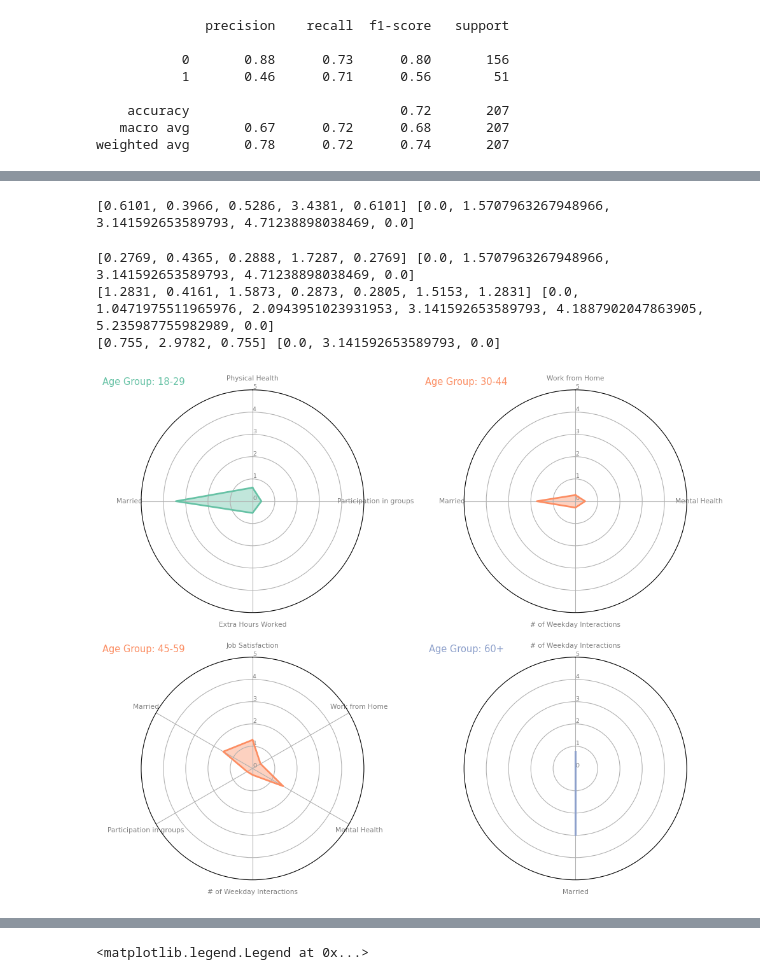
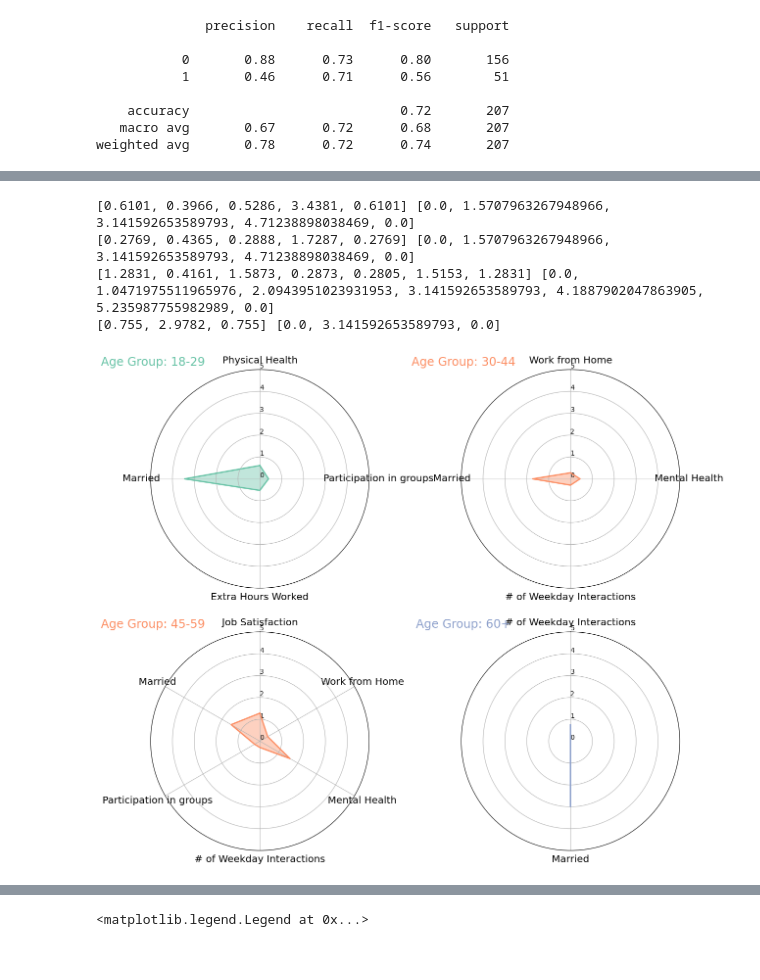
Before and after one commit to matthewasloan95/social-isolation-transportation, a Jupyter notebook: gss_logit.ipynb, the cells around one changed output, grey strips where cells are left out. Saved outputs shown, nothing was run; the diff lists cells and outputs as text; code cells hidden in the pictures.

Commit message:
re-formatted graphs

```diff
--- a/gss_logit.ipynb
+++ b/gss_logit.ipynb
@@ -259,10 +259,10 @@ def make_spider( row, title, color, df):
     ax.set_theta_offset(pi / 2)
     ax.set_theta_direction(-1)
     # Draw one axe per variable + add labels labels yet
-    plt.xticks(angles[:-1], categories, color='grey', size=8)
+    plt.xticks(angles[:-1], categories, color='black', size=15)
     # Draw ylabels
     ax.set_rlabel_position(0)
-    plt.yticks([0,1,2,3,4,5], ["0","1","2",'3','4','5'], color="grey", size=7)
+    plt.yticks([0,1,2,3,4,5], ["0","1","2",'3','4','5'], color="black", size=10)
     plt.ylim(0,5)
     # Ind1
     #values=df.loc[row].drop('group').values.flatten().tolist()
@@ -271,39 +271,47 @@ def make_spider( row, title, color, df):
     values += values[:1]
     print(f'{values} {angles}')
     ax.plot(angles, values, color=color, linewidth=2, linestyle='solid')
     ax.fill(angles, values, color=color, alpha=0.4)
     # Add a title
-    plt.title(title, size=11, color=color, y=1.0,x=0.01)
+    plt.title(title, size=18, color=color, y=1.0,x=0.01)
 
 # ------- PART 2: Apply the function to all individuals
 # initialize the figure
 my_dpi=96
-plt.figure(figsize=(1200/my_dpi, 1000/my_dpi), dpi=my_dpi)
+plt.figure(figsize=(1500/my_dpi, 1300/my_dpi), dpi=my_dpi)
 
 # Create a color palette:
 my_palette = plt.cm.get_cmap("Set2", len(summary_df.index))
 
 # # Loop to plot
 # for row in range(0, len(df.index)):
 #     make_spider( row=row, title='group '+df['group'][row], color=my_palette(row))
 
 for row in summary_df['Age Group'].unique():
     title = ''
     if row == 1:
         title = '18-29'
+        #make_spider( row=row, title=f'Age Group: {title}', color=my_palette(row), df = summary_df.loc[summary_df['Age Group'] == row])
+        #break
     if row == 2:
         title = '30-44'
+        #make_spider( row=row, title=f'Age Group: {title}', color=my_palette(row), df = summary_df.loc[summary_df['Age Group'] == row])
+        #break
     if row == 3:
         title = '45-59'
+        #make_spider( row=row, title=f'Age Group: {title}', color=my_palette(row), df = summary_df.loc[summary_df['Age Group'] == row])
+        #break
     if row == 4:
         title = '60+'
+        #make_spider( row=row, title=f'Age Group: {title}', color=my_palette(row), df = summary_df.loc[summary_df['Age Group'] == row])
+        #break
     make_spider( row=row, title=f'Age Group: {title}', color=my_palette(row), df = summary_df.loc[summary_df['Age Group'] == row])
 # %% [output]
 [0.6101, 0.3966, 0.5286, 3.4381, 0.6101] [0.0, 1.5707963267948966, 3.141592653589793, 4.71238898038469, 0.0]
+[0.2769, 0.4365, 0.2888, 1.7287, 0.2769] [0.0, 1.5707963267948966, 3.141592653589793, 4.71238898038469, 0.0]
+[1.2831, 0.4161, 1.5873, 0.2873, 0.2805, 1.5153, 1.2831] [0.0, 1.0471975511965976, 2.0943951023931953, 3.141592653589793, 4.1887902047863905, 5.235987755982989, 0.0]
+[0.755, 2.9782, 0.755] [0.0, 3.141592653589793, 0.0]
-[0.2769, 0.4365, 0.2888, 1.7287, 0.2769] [0.0, 1.5707963267948966, 3.141592653589793, 4.71238898038469, 0.0]
-[1.2831, 0.4161, 1.5873, 0.2873, 0.2805, 1.5153, 1.2831] [0.0, 1.0471975511965976, 2.0943951023931953, 3.141592653589793, 4.1887902047863905, 5.235987755982989, 0.0]
-[0.755, 2.9782, 0.755] [0.0, 3.141592653589793, 0.0]
-[figure, old version]
+[figure, new version]
 # %%
 plot_data = pd.DataFrame(summary_plot)
 plot_data['Variable']= plot_data.index
```
Also changed, not shown: parts of 3 cells of this notebook.
